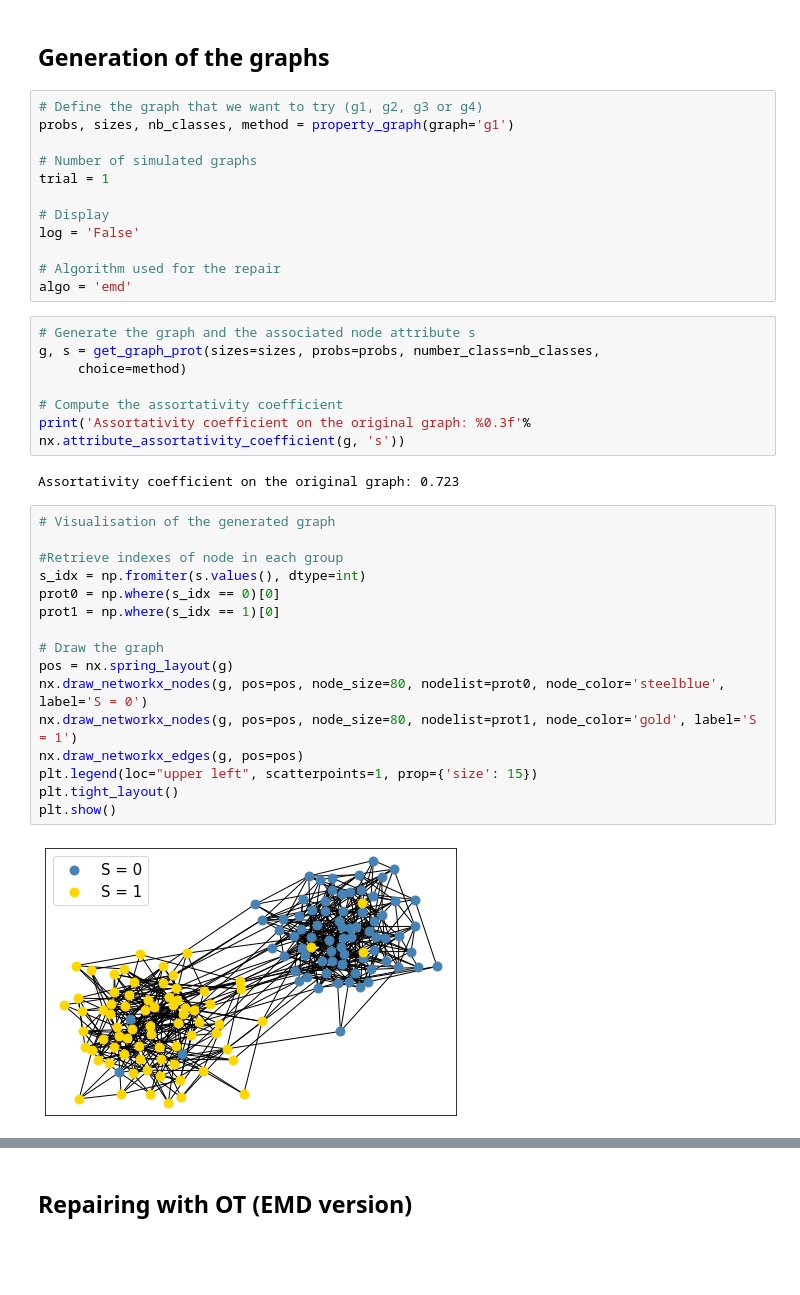
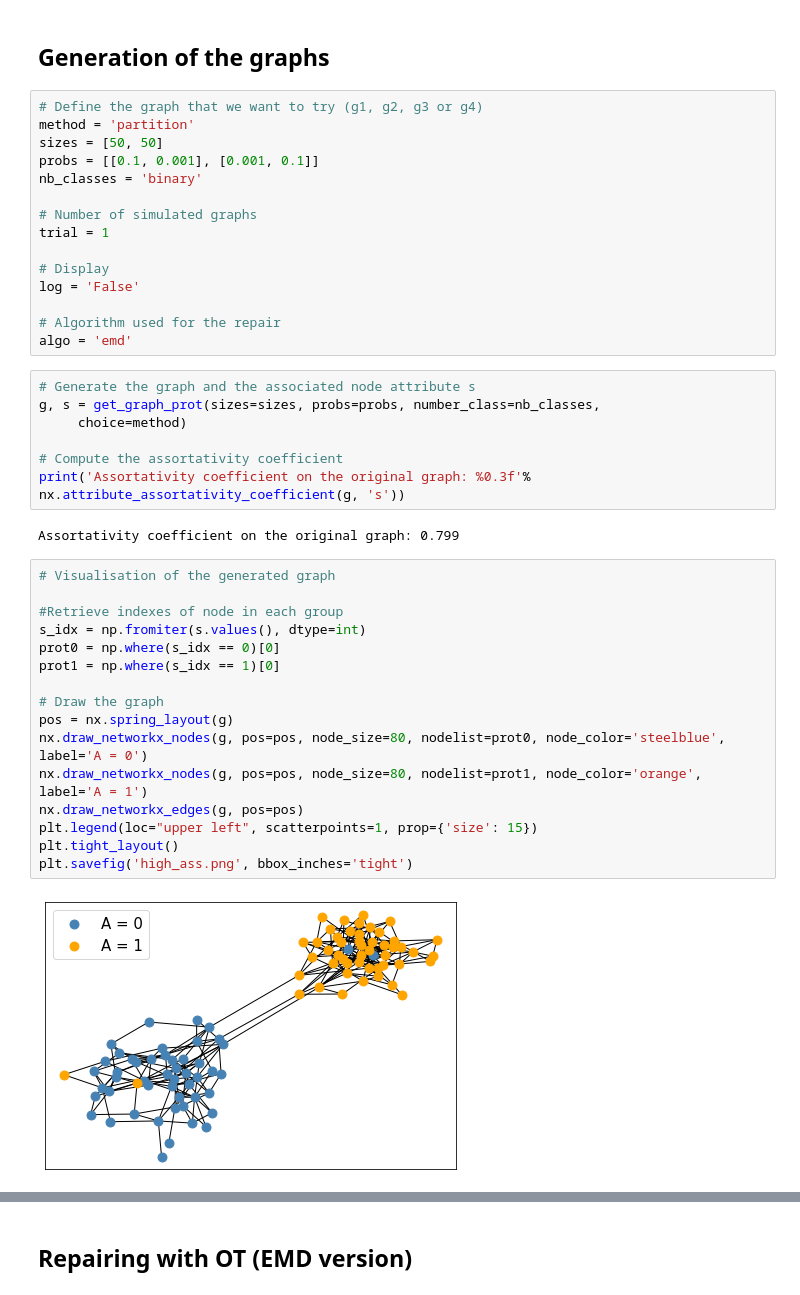
Before and after one commit to laclauc/FairGraph, a Jupyter notebook: demo-synthetic.ipynb, the cells around one changed output, grey strips where cells are left out. Saved outputs shown, nothing was run; the diff lists cells and outputs as text; blank space fills up the shorter version.

```diff
--- a/demo-synthetic.ipynb
+++ b/demo-synthetic.ipynb
@@ -27,7 +26,10 @@ We can generate four synthetic graphs (g1-g4) composed of 150 nodes each on the
 ## Generation of the graphs
 # %%
 # Define the graph that we want to try (g1, g2, g3 or g4)
-probs, sizes, nb_classes, method = property_graph(graph='g1')
+method = 'partition'
+sizes = [50, 50]
+probs = [[0.1, 0.001], [0.001, 0.1]]
+nb_classes = 'binary'
 
 # Number of simulated graphs
 trial = 1
@@ -45,22 +47,22 @@ g, s = get_graph_prot(sizes=sizes, probs=probs, number_class=nb_classes,
 # Compute the assortativity coefficient
 print('Assortativity coefficient on the original graph: %0.3f'% nx.attribute_assortativity_coefficient(g, 's'))
 # %% [output]
-Assortativity coefficient on the original graph: 0.723
+Assortativity coefficient on the original graph: 0.799
 # %%
 # Visualisation of the generated graph
 
 #Retrieve indexes of node in each group
 s_idx = np.fromiter(s.values(), dtype=int)
 prot0 = np.where(s_idx == 0)[0]
 prot1 = np.where(s_idx == 1)[0]
 
 # Draw the graph
 pos = nx.spring_layout(g)
-nx.draw_networkx_nodes(g, pos=pos, node_size=80, nodelist=prot0, node_color='steelblue', label='S = 0')
-nx.draw_networkx_nodes(g, pos=pos, node_size=80, nodelist=prot1, node_color='gold', label='S = 1')
+nx.draw_networkx_nodes(g, pos=pos, node_size=80, nodelist=prot0, node_color='steelblue', label='A = 0')
+nx.draw_networkx_nodes(g, pos=pos, node_size=80, nodelist=prot1, node_color='orange', label='A = 1')
 nx.draw_networkx_edges(g, pos=pos)
 plt.legend(loc="upper left", scatterpoints=1, prop={'size': 15})
 plt.tight_layout()
-plt.show()
+plt.savefig('high_ass.png', bbox_inches='tight')
 # %% [output]
-[figure, old version]
+[figure, new version]
```
Also changed, not shown: parts of 9 cells of this notebook, 8 other files.
